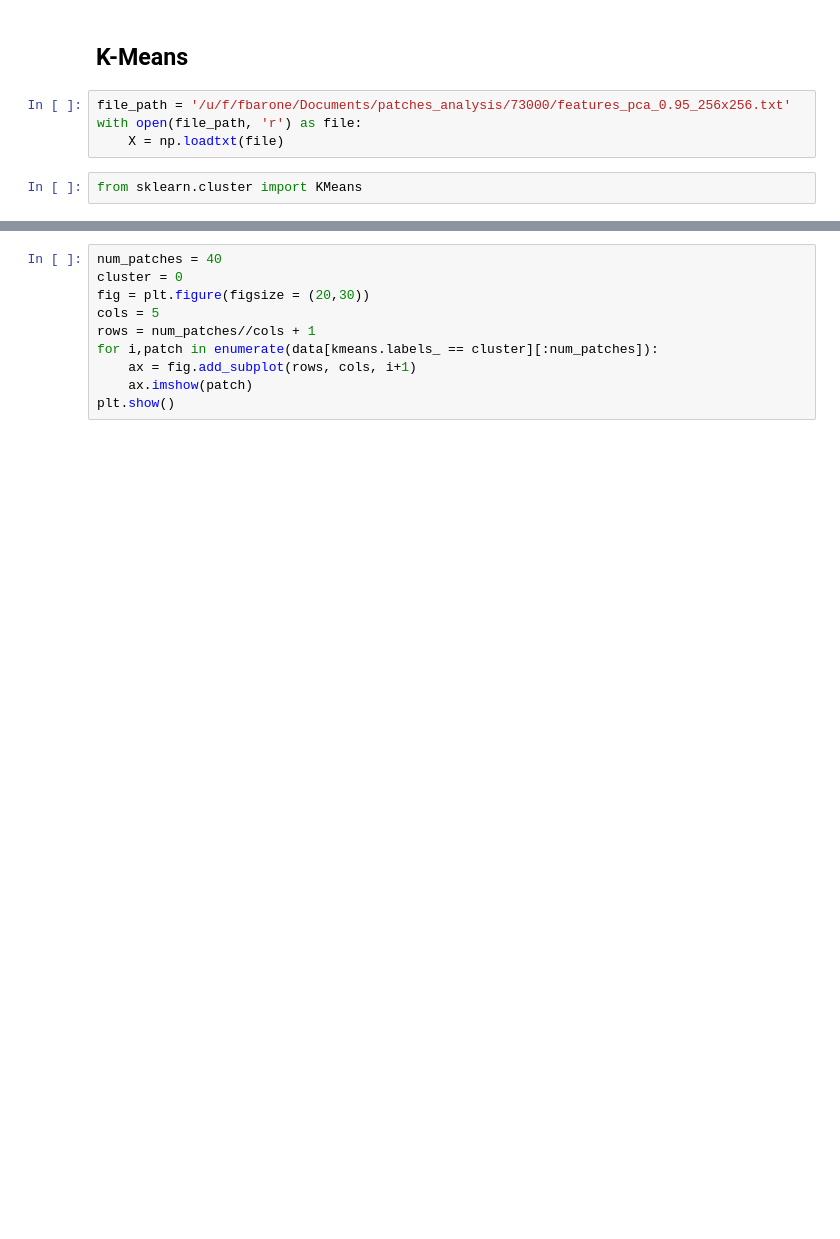
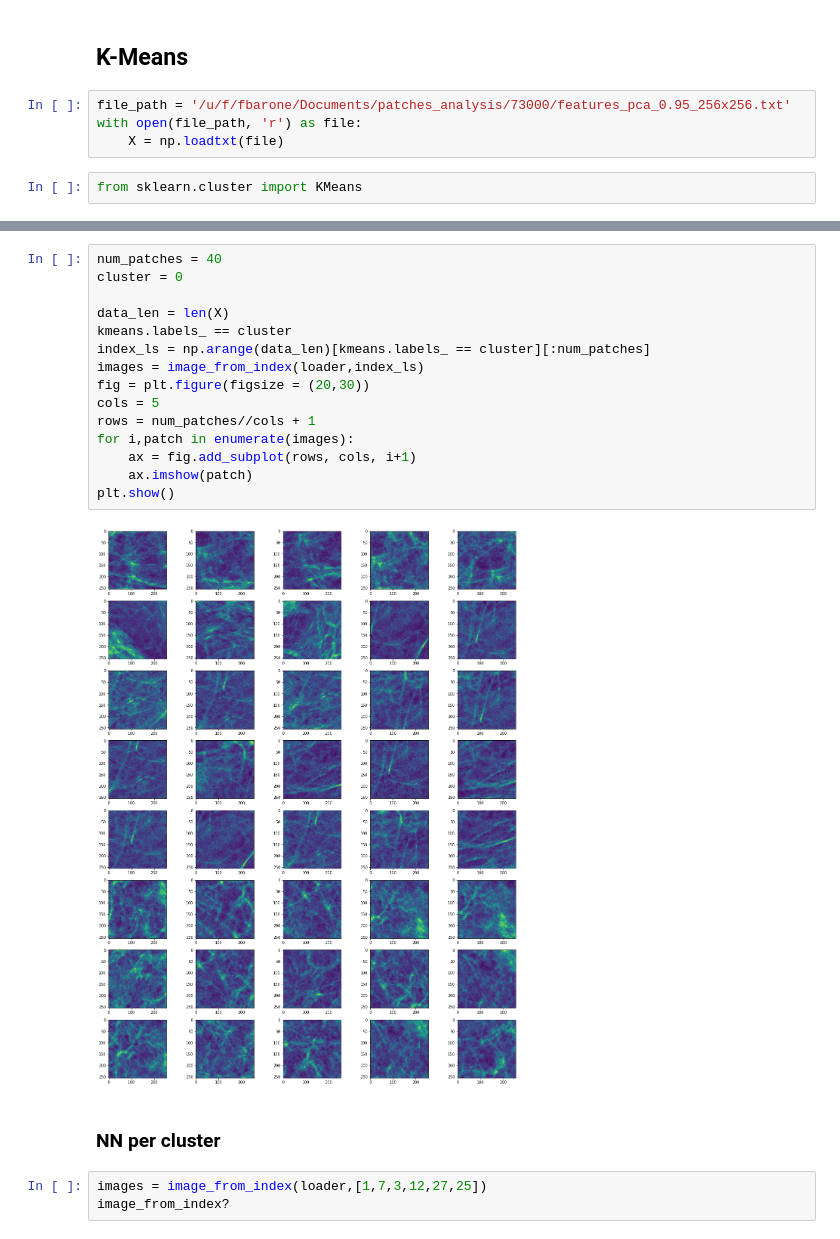
Before and after one commit to Fede112/patches, a Jupyter notebook: DenseNet-121-256x256_full.ipynb, the cells around one changed output, grey strips where cells are left out. Saved outputs shown, nothing was run; the diff lists cells and outputs as text; blank space fills up the shorter version.

```diff
--- a/DenseNet-121-256x256_full.ipynb
+++ b/DenseNet-121-256x256_full.ipynb
@@ -344,10 +336,22 @@ data =  patches.data['patch']
 # %%
 num_patches = 40
 cluster = 0
+
+data_len = len(X)
+kmeans.labels_ == cluster
+index_ls = np.arange(data_len)[kmeans.labels_ == cluster][:num_patches]
+images = image_from_index(loader,index_ls)
 fig = plt.figure(figsize = (20,30))
 cols = 5
 rows = num_patches//cols + 1
-for i,patch in enumerate(data[kmeans.labels_ == cluster][:num_patches]):
+for i,patch in enumerate(images):
     ax = fig.add_subplot(rows, cols, i+1)
     ax.imshow(patch)
 plt.show()
+# %% [output]
+[figure, added]
+# %% [markdown]
+### NN per cluster
+# %%
+images = image_from_index(loader,[1,7,3,12,27,25])
+image_from_index?
```
Also changed, not shown: parts of 11 cells of this notebook, 2 other files.
